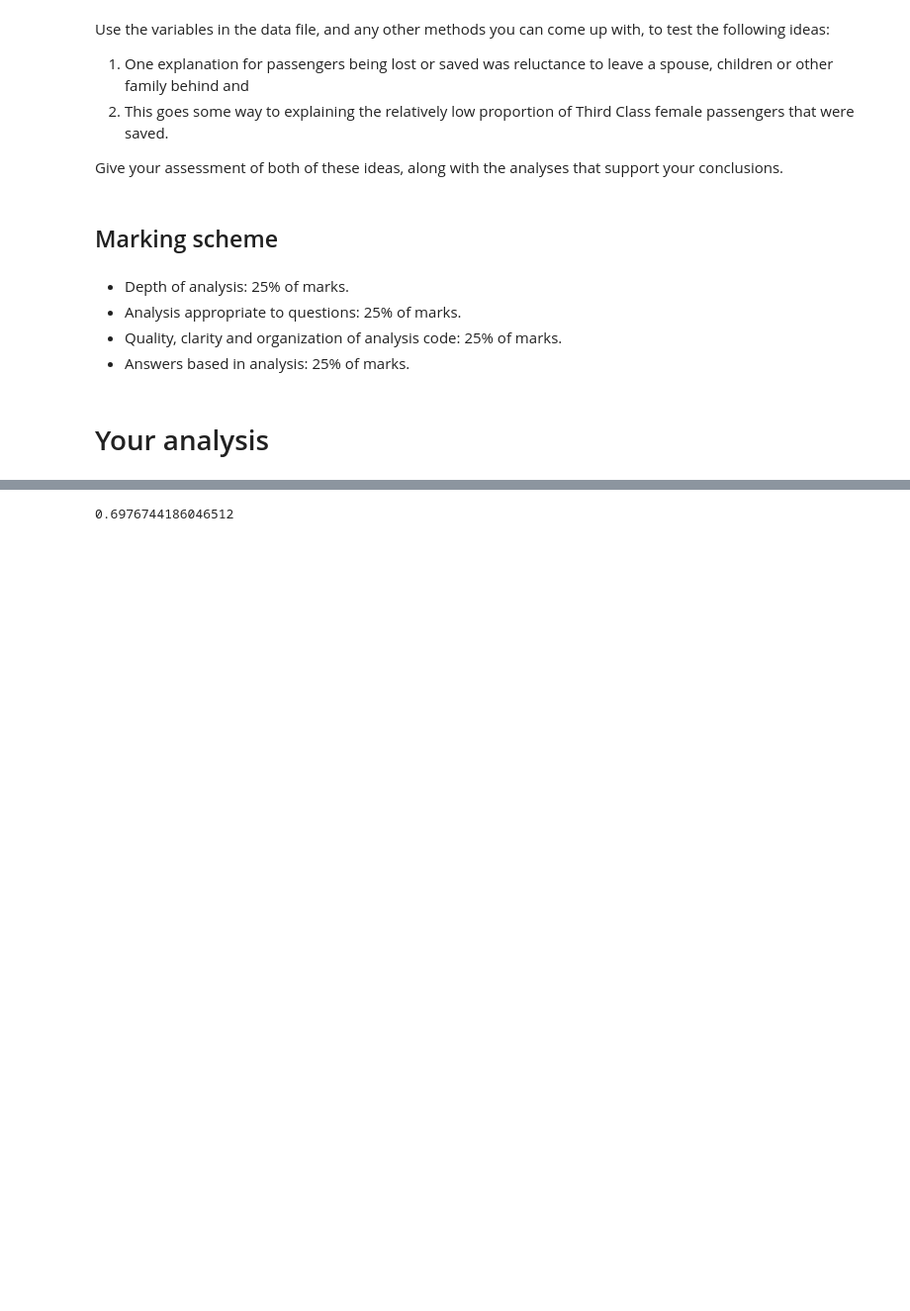
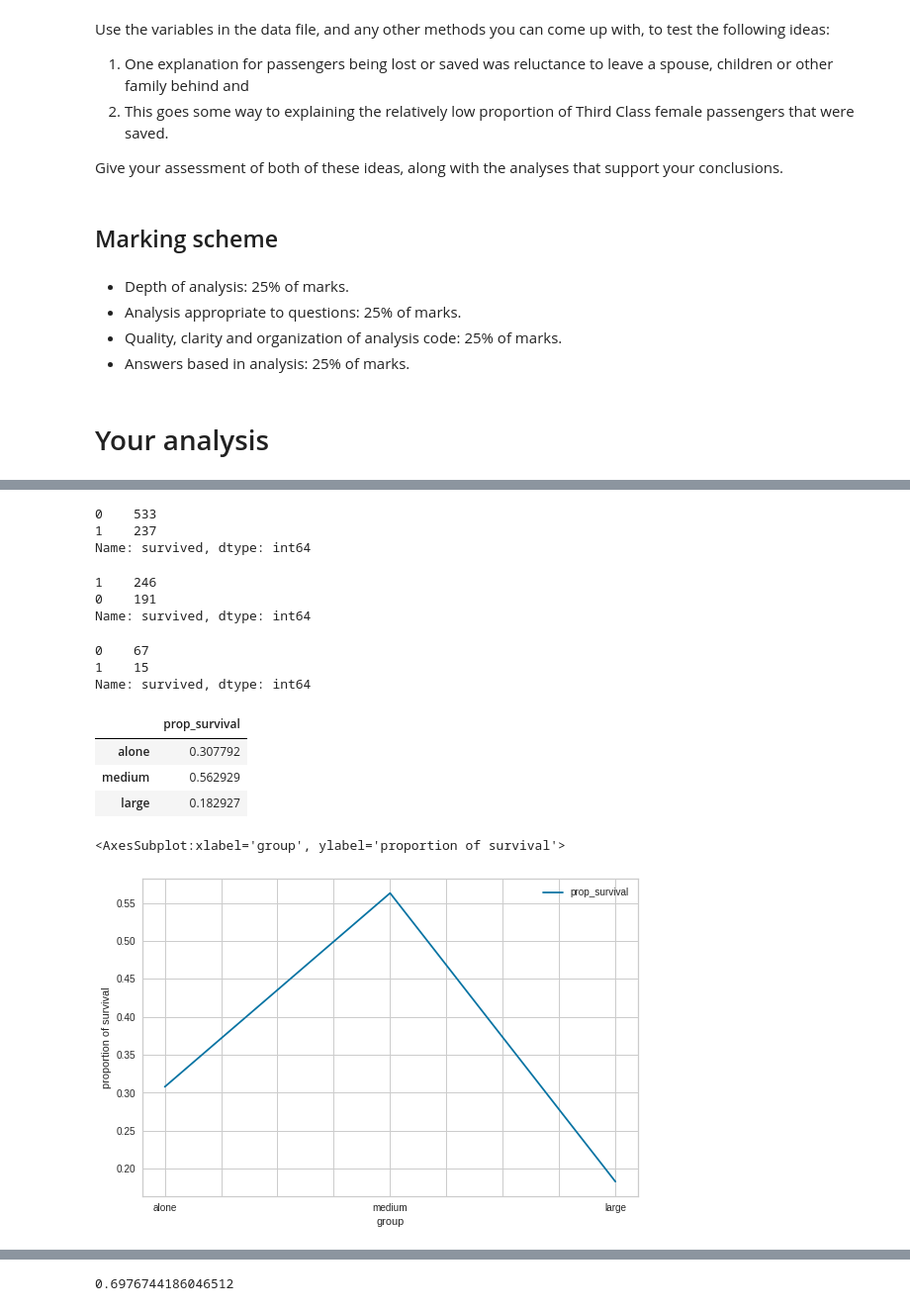
Before and after one commit to Wetiqe/UoB-DS-Semester1, a Jupyter notebook: spouses/spouses-checkpoint.ipynb, the cells around one changed output, grey strips where cells are left out. Shown at 99% size. Drawn from its saved outputs; the diff is of its cells as text; code cells hidden in the pictures; blank space fills up the shorter version.

```diff
--- a/spouses/spouses-checkpoint.ipynb
+++ b/spouses/spouses-checkpoint.ipynb
@@ -324,0 +504,40 @@ shap.force_plot(explainer.expected_value[1], shap_values[1], X_test)
+# %%
+medium_family = with_sibsp[with_sibsp['FamilySize'].isin([2,3,4])]
+large_family = with_sibsp[with_sibsp['FamilySize'] > 4 ]
+# %%
+# Number of survivors travelling alone
+alone['survived'].value_counts()
+# %% [output]
+0    533
+1    237
+Name: survived, dtype: int64
+# %%
+# Number of survivors with medium family
+medium_family['survived'].value_counts()
+# %% [output]
+1    246
+0    191
+Name: survived, dtype: int64
+# %%
+# Number of survivors with large family
+large_family['survived'].value_counts()
+# %% [output]
+0    67
+1    15
+Name: survived, dtype: int64
+# %%
+def survive_prop(df):
+    return df['survived'].value_counts(normalize=True)[1]
+prop_df = pd.DataFrame([survive_prop(alone),survive_prop(medium_family),survive_prop(large_family)],
+                      index=['alone','medium','large'], columns=['prop_survival'])
+prop_df
+# %% [output]
+|  | prop_survival |
+| alone | 0.307792 |
+| medium | 0.562929 |
+| large | 0.182927 |
+# %%
+prop_df.plot(xlabel='group', ylabel='proportion of survival')
+# %% [output]
+<AxesSubplot:xlabel='group', ylabel='proportion of survival'>
+[figure, added]
```
Also changed, not shown: parts of 124 cells of this notebook, 2 other files.
